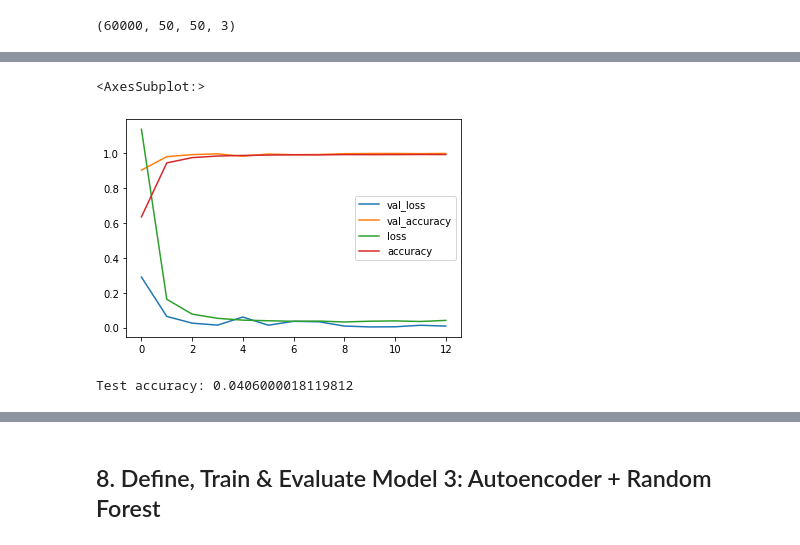
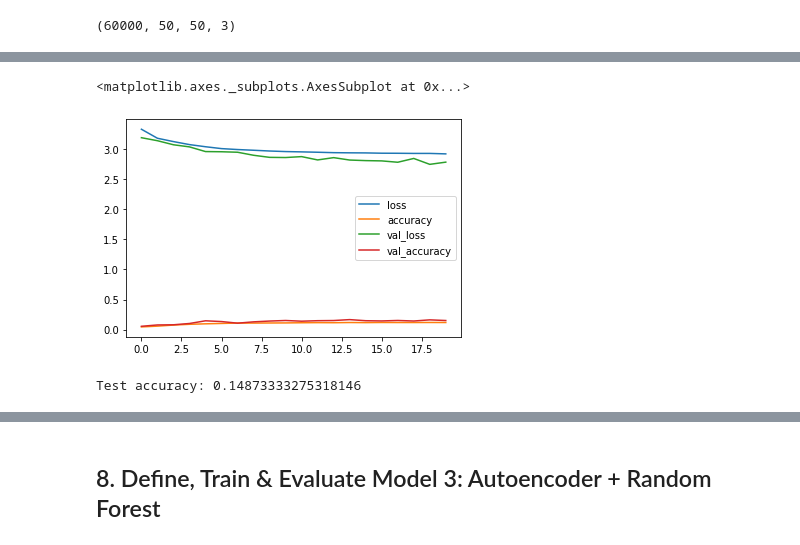
Before and after one commit to mxagar/asl_alphabet_image_classification, a Jupyter notebook: asl_alphabet.ipynb, the cells around one changed output, grey strips where cells are left out. Saved outputs shown, nothing was run; the diff lists cells and outputs as text; code cells hidden in the pictures.

```diff
--- a/asl_alphabet.ipynb
+++ b/asl_alphabet.ipynb
@@ -286,6 +305,6 @@ from tensorflow.keras.applications.resnet50 import preprocess_input
 def preprocess(images, labels):
     return preprocess_input(images), labels
 
-x_train_res, y_train_OH = preprocess(x_train, y_train_OH)
-x_test_res, y_test_OH = preprocess(x_test, y_test_OH)
+x_train_trans, y_train_OH = preprocess(x_train, y_train_OH)
+x_test_trans, y_test_OH = preprocess(x_test, y_test_OH)
 # %%
@@ -302,13 +321,13 @@ x_train_res.shape
 (60000, 50, 50, 3)
 # %%
 # Empty sequential model
-resnet_model = Sequential()
+transfer_model = Sequential()
 
 # From Keras Applications, we can download many pre-trained models
 # If we specify include_top=False, the original input/output layers
 # are not imported.
 # Note that we can specify our desired the input and output layer sizes!
-pretrained_model= ResNet50(include_top=False,
+pretrained_model= VGG16(include_top=False,
                    input_shape=(x_train.shape[1:]),
                    pooling='avg',
                    classes=len(labels),
@@ -318,15 +337,16 @@ for layer in pretrained_model.layers:
     layer.trainable = False
 
 # Add ResNet to empty sequential model
-resnet_model.add(pretrained_model)
+transfer_model.add(pretrained_model)
 
 # Now, add the last layers of our model which map the extracted features
 # too the classes - that's the classifier, what's really trained
-resnet_model.add(Flatten())
-resnet_model.add(Dense(512, activation='relu'))
-resnet_model.add(Dense(len(labels), activation='softmax'))
+transfer_model.add(Flatten())
+transfer_model.add(Dense(512, activation='relu'))
+transfer_model.add(Dropout(0.5))
+transfer_model.add(Dense(len(labels), activation='softmax'))
 
 # The complete model (fine-tuning) has 24/0.7 = 34x more parameters than the previous one!
 # The transfer learning model has 1/0.7 = 1.4x more parameters than the previous one
-resnet_model.summary()
+transfer_model.summary()
 # %% [output]
@@ -349,15 +370,26 @@ _________________________________________________________________
+# %%
+from tensorflow.keras.callbacks import EarlyStopping
+
+# Early stopping when validation loss stops decreasing
+# Arguments:
+# - monitor: value to be monitored -> val_loss: loss of validaton data
+# - mode: min -> training stops when monitored value stops decreasing
+# - patience: number of epochs with no improvement after which training will be stopped
+early_stop = EarlyStopping(monitor='val_loss', mode='min', verbose=1, patience=3)
 # %%
 from tensorflow.keras.optimizers import Adam
 
 # Compile
-resnet_model.compile(optimizer=Adam(lr=0.001),loss='categorical_crossentropy',metrics=['accuracy'])
+#resnet_model.compile(optimizer=Adam(learning_rate=0.0001),loss='categorical_crossentropy',metrics=['accuracy'])
+transfer_model.compile(optimizer='rmsprop',loss='categorical_crossentropy',metrics=['accuracy'])
 
 # Train/Fit
 # I use less epochs, since in the previous model with 10 we were already good enough
-history = resnet_model.fit(
-                 x_train_res,
+history = transfer_model.fit(
+                 x_train_trans,
+                 #x_train,
                  y_train_OH,
-                 epochs=10,
+                 epochs=20,
                  validation_split=0.2,
                  batch_size=32,
                  shuffle=True,
@@ -376,17 +415,17 @@ Epoch 00004: early stopping
 # %%
 # Plot learning curves
-losses = pd.DataFrame(model.history.history)
+losses = pd.DataFrame(transfer_model.history.history)
 losses.plot()
 # %% [output]
-<AxesSubplot:>
+<matplotlib.axes._subplots.AxesSubplot at 0x...>
-[figure, old version]
+[figure, new version]
 # %%
 # Obtain accuracy on test set
-score = model.evaluate(x=x_test_res,
+score = transfer_model.evaluate(x=x_test_trans,
                        y=y_test_OH,
                        verbose=0)
 print('Test accuracy:', score[1])
 # %% [output]
-Test accuracy: 0.0406000018119812
+Test accuracy: 0.14873333275318146
 # %%
 # Get predicted probabilities for test dataset
```
Also changed, not shown: parts of 39 cells of this notebook.
